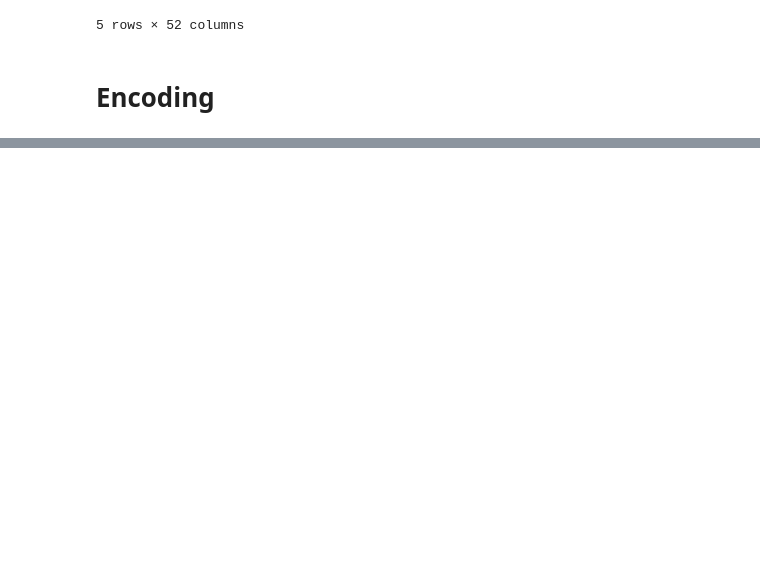
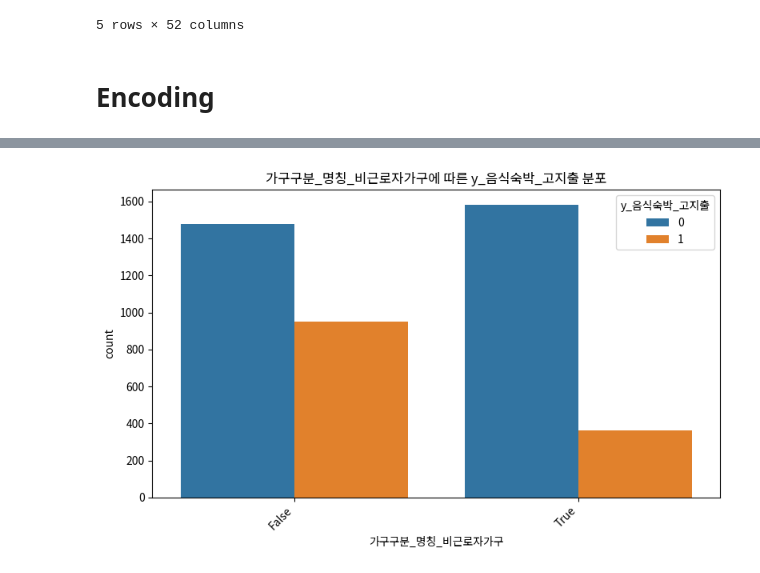
Before and after one commit to turtle-jaewoo/DS_TermProject, a Jupyter notebook: DS_TermProject.ipynb, the cells around one changed output, grey strips where cells are left out. Saved outputs shown, nothing was run; the diff lists cells and outputs as text; code cells hidden in the pictures; blank space fills up the shorter version.

```diff
--- a/DS_TermProject.ipynb
+++ b/DS_TermProject.ipynb
@@ -723,0 +774,16 @@ memory usage: 6.8+ MB
+# %%
+# 1인가구 데이터만 필터링
+df_single = df[df['가구원수'] == 1].copy()
+
+# 타겟으로 삼을 소비 항목 컬럼 선택
+target_consumption = '가계지출_소비지출_음식숙박비_비율'
+
+if target_consumption in df_single.columns:
+    # 1인 가구 내에서 해당 소비 비율의 상위 30% 기준점 찾기
+    threshold = df_single[target_consumption].quantile(0.70)
+
+    # 타겟 변수 생성: 기준점 이상이면 고지출(1), 아니면 0
+    df_single['y_음식숙박_고지출'] = (df_single[target_consumption] >= threshold).astype(int)
+
+    print(f"--- '1인 가구 오락문화 고지출 여부' (y_오락문화_고지출) 타겟 변수 생성 완료 ---")
+    print(df_single['y_음식숙박_고지출'].value_counts(normalize=True))
@@ -723,0 +796,72 @@ memory usage: 6.8+ MB
+# %%
+# feature를 선정하기 전 인류 통께학에 사용될 가능성이 있는 feature들을 정리
+
+household_ohe_col = [col for col in df_single.columns if col.startswith('가구구분_명칭_')]
+employment_ohe_col = [col for col in df_single.columns if col.startswith('가구주_취업상태_')]
+residence_ohe_col = [col for col in df_single.columns if col.startswith('거주구분_명칭_')]
+house_ohe_col = [col for col in df_single.columns if col.startswith('입주형태_명칭_')]
+industry_ohe_col = [col for col in df_single.columns if col.startswith('산업_대분류_')]
+
+
+
+
+# 타겟 변수가 df_single에 제대로 생성되었는지 확인 후 진행
+if 'y_음식숙박_고지출' in df_single.columns:
+    y_target_csf = 'y_음식숙박_고지출'
+
+    # A. 인구통계학적 feature vs target
+    demographic_features = [
+        '가구주_연령', '전국전체가구_1인이상소득10분위코드'
+    ]
+
+    original_named = [
+    '가구구분_명칭',
+    '가구주_취업상태',
+    '거주구분_명칭',
+    '입주형태_명칭',
+    '산업_대분류'
+    ]
+
+    for original_col in original_named:
+        ohe_cols = [col for col in df_single.columns if col.startswith(original_col + '_')]
+        demographic_features.extend(ohe_cols)
+
+    demographic_features = sorted(list(set(col for col in demographic_features if col in df_single.columns)))
+
+    print("--- 최종 demographic_features 리스트 ---")
+    print(demographic_features) # 리스트 내용 전체 확인
+
+    for feature in demographic_features:
+        # feature가 문자열인지 먼저 확인
+        if not isinstance(feature, str):
+            print(f"경고: demographic_features 리스트에 문자열이 아닌 요소 발견: {feature} (타입: {type(feature)}) - 건너<0xE1><0x84><0x8B>니다.")
+            continue # 현재 반복 건너뛰기
+
+        print(f"\n--- 현재 처리 중인 feature: {feature} (타입: {type(feature)}) ---")
+
+        if feature in df_single.columns:
+            plt.figure(figsize=(8, 5))
+
+            current_column_series = df_single[feature] # 이제 feature는 확실히 문자열
+            is_numeric = pd.api.types.is_numeric_dtype(current_column_series)
+            nunique_count = current_column_series.nunique() # Series에 nunique() 적용 시 단일 값 반환
+
+            print(f"'{feature}' 컬럼: is_numeric = {is_numeric}, nunique_count = {nunique_count} (타입: {type(nunique_count)})")
+            print(f"y_target_csf 변수: {y_target_csf} (타입: {type(y_target_csf)})")
+
+            # 이제 nunique_count는 단일 숫자이므로 조건문이 정상 작동해야 합니다.
+            if nunique_count > 5 and is_numeric:
+                print(f"'{feature}'는 boxplot 대상입니다.")
+                sns.boxplot(data=df_single, x=y_target_csf, y=feature)
+                plt.title(f'{y_target_csf}에 따른 {feature} 분포')
+            else: # 범주형 또는 유니크값이 적은 숫자형 (원핫인코딩된 더미 변수는 여기에 해당)
+                print(f"'{feature}'는 countplot 대상입니다.")
+                sns.countplot(data=df_single, x=feature, hue=y_target_csf)
+                plt.title(f'{feature}에 따른 {y_target_csf} 분포')
+                plt.xticks(rotation=45, ha='right')
+
+            plt.tight_layout()
+            plt.show()
+        else:
+            print(f"알림: '{feature}' 컬럼이 df_single DataFrame에 존재하지 않습니다.")
+# %% [output]
@@ -723,0 +875 @@ memory usage: 6.8+ MB
+[figure, added]
```
Also changed, not shown: parts of 12 cells of this notebook.
